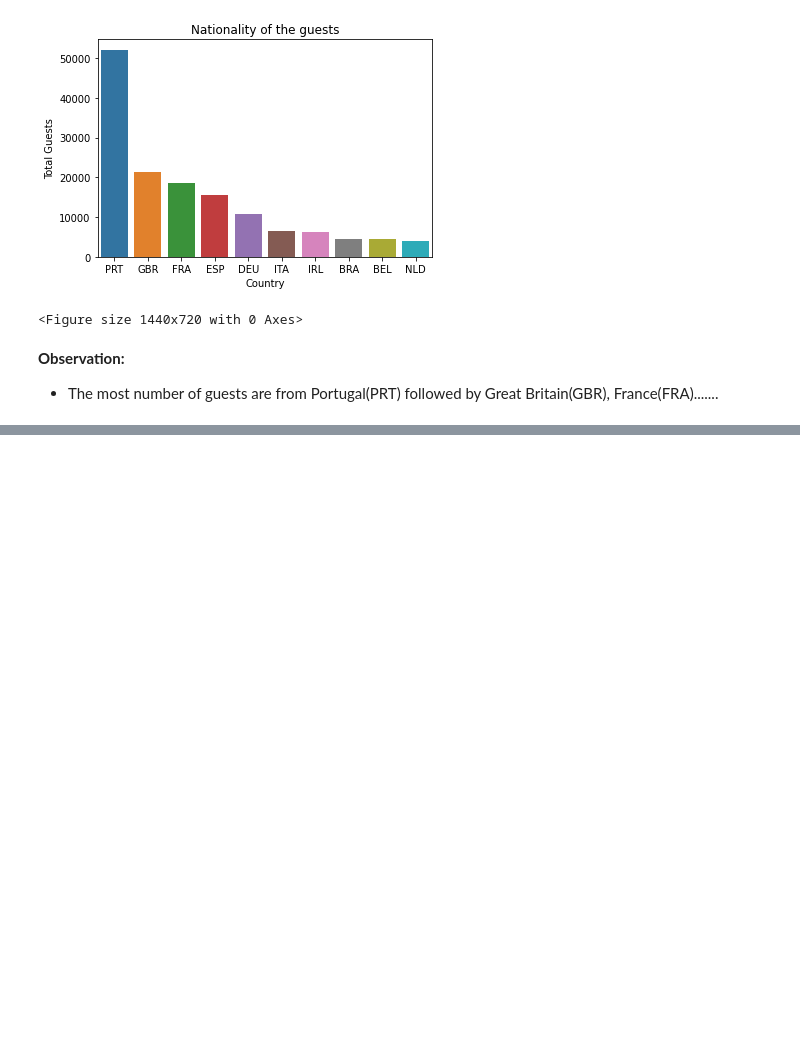
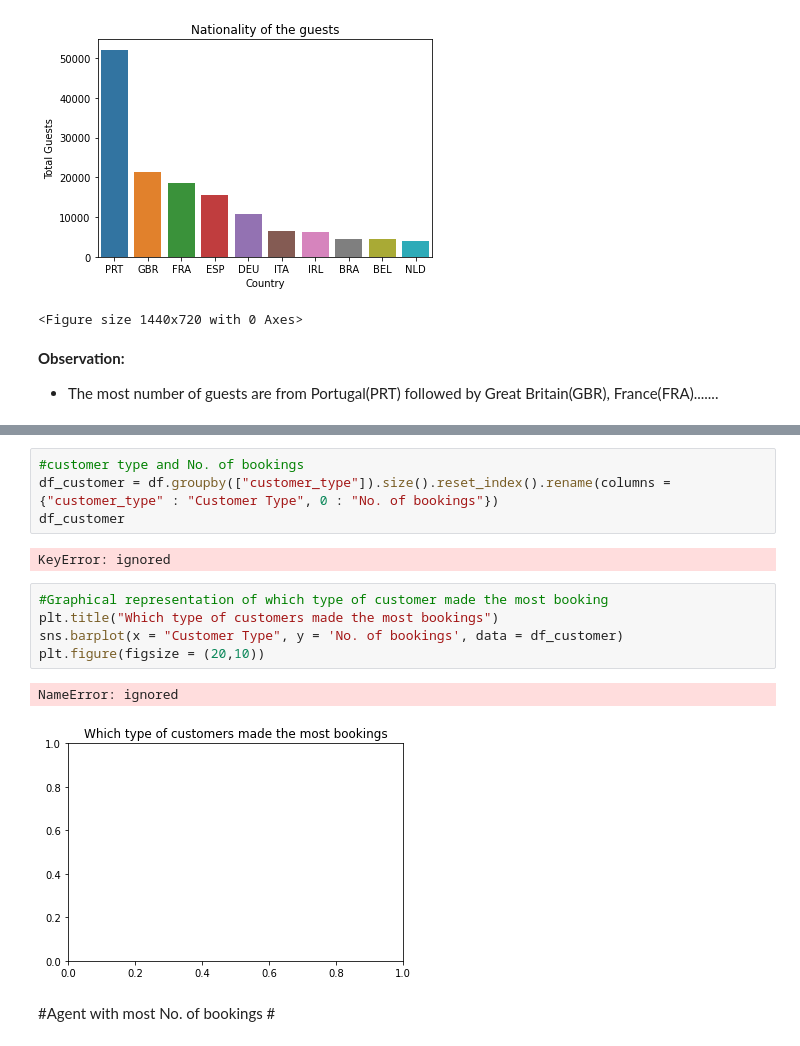
Before and after one commit to SabirAjmal10/Hotel-Booking-Analysis-EDA-Capstone-Project, a Jupyter notebook: Hotel_Booking_Analysis_Capstone_Project.ipynb, the cells around one changed output, grey strips where cells are left out. Saved outputs shown, nothing was run; the diff lists cells and outputs as text; blank space fills up the shorter version.

```diff
--- a/Hotel_Booking_Analysis_Capstone_Project.ipynb
+++ b/Hotel_Booking_Analysis_Capstone_Project.ipynb
@@ -417,0 +430,16 @@ plt.figure(figsize = (20,10))
+# %%
+#customer type and No. of bookings
+df_customer = df.groupby(["customer_type"]).size().reset_index().rename(columns = {"customer_type" : "Customer Type", 0 : "No. of bookings"})
+df_customer
+# %% [output]
+KeyError: ignored
+# %%
+#Graphical representation of which type of customer made the most booking
+plt.title("Which type of customers made the most bookings")
+sns.barplot(x = "Customer Type", y = 'No. of bookings', data = df_customer)
+plt.figure(figsize = (20,10))
+# %% [output]
+NameError: ignored
+[figure, added]
+# %% [markdown]
+#Agent with most No. of bookings #
```
Also changed, not shown: parts of 10 cells of this notebook.
